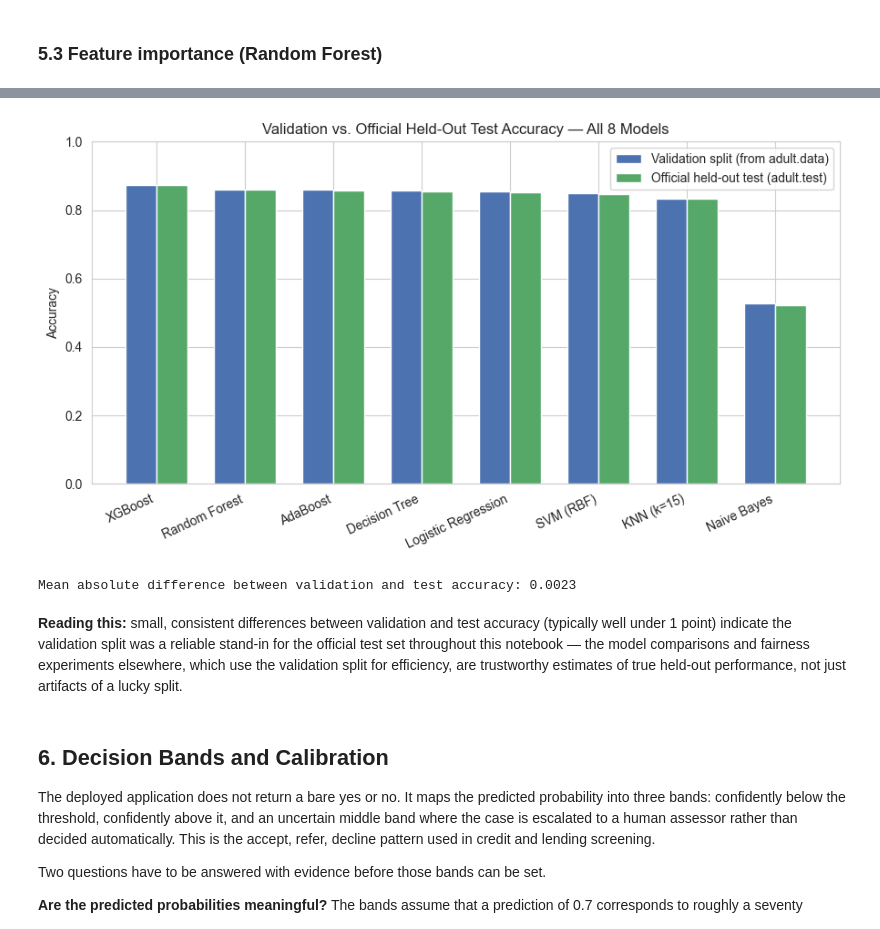
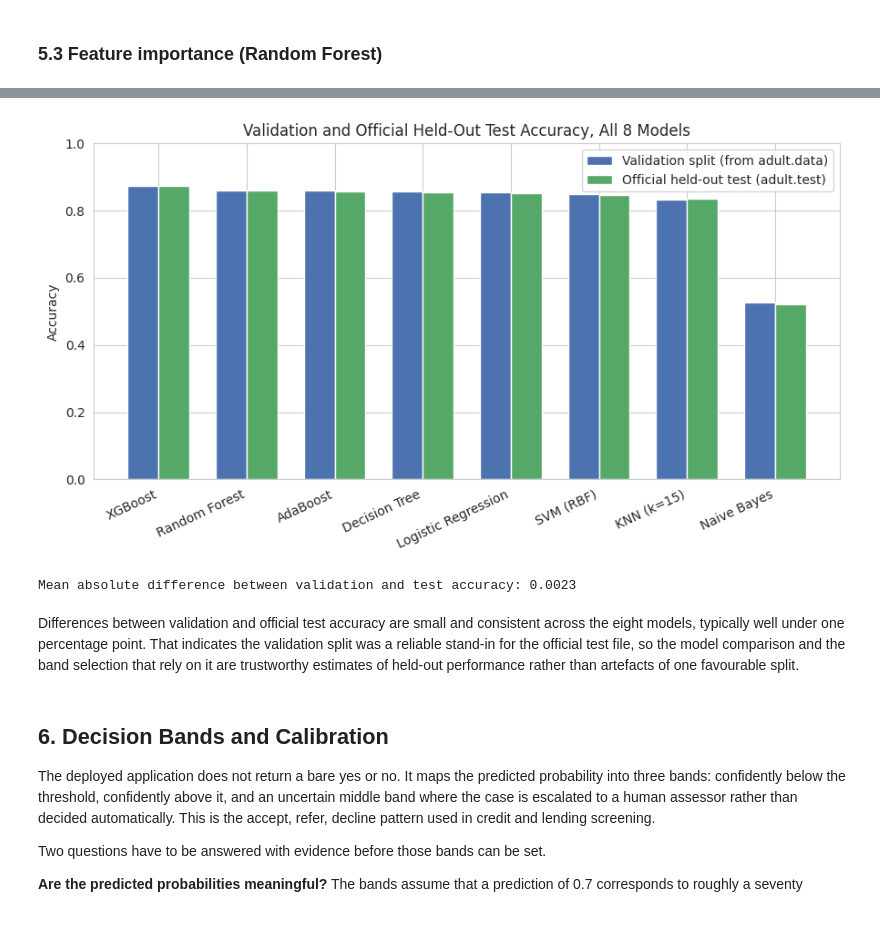
Before and after one commit to aguga04/COM727-Chatbot-Assessment, a Jupyter notebook: notebooks/01_analysis_and_modeling.ipynb, the cells around one changed output, grey strips where cells are left out. Drawn from its saved outputs; the diff is of its cells as text; code cells hidden in the pictures.

Commit message:
Update notebook and README to reflect feedback raised by our tutor

```diff
--- a/notebooks/01_analysis_and_modeling.ipynb
+++ b/notebooks/01_analysis_and_modeling.ipynb
@@ -271,0 +306,6 @@ Name: proportion, dtype: float64
+# %%
+train_raw, val_raw = train_test_split(
+    train, test_size=0.2, random_state=RANDOM_STATE, stratify=train['income']
+)
+
+print(f"Training rows: {train_raw.shape[0]}  Validation rows: {val_raw.shape[0]}")
@@ -451,0 +542,25 @@ Logistic Regression  0.855059   0.737805 0.617347 0.672222 0.910102
+# %%
+train_rows = []
+for name, model in models.items():
+    y_train_pred = model.predict(X_train_scaled)
+    y_train_proba = model.predict_proba(X_train_scaled)[:, 1]
+    train_rows.append({
+        'Model': name,
+        'Accuracy_train': accuracy_score(y_train, y_train_pred),
+        'F1_train': f1_score(y_train, y_train_pred),
+        'ROC_AUC_train': roc_auc_score(y_train, y_train_proba),
+    })
+
+train_df = pd.DataFrame(train_rows)
+
+train_vs_val = train_df.merge(
+    results_df[['Model', 'Accuracy', 'F1', 'ROC_AUC']].rename(
+        columns={'Accuracy': 'Accuracy_val', 'F1': 'F1_val', 'ROC_AUC': 'ROC_AUC_val'}),
+    on='Model')
+train_vs_val['Train_minus_Val'] = (train_vs_val['Accuracy_train']
+                                   - train_vs_val['Accuracy_val'])
+train_vs_val = train_vs_val.sort_values('Accuracy_val', ascending=False)
+
+print(train_vs_val[['Model', 'Accuracy_train', 'Accuracy_val', 'F1_train', 'F1_val',
+                    'Train_minus_Val']].to_string(
+                    index=False, float_format=lambda v: f"{v:.4f}"))
@@ -560,26 +744,30 @@ Logistic Regression      0.855059 0.672222     0.910102       0.852589 0.656160
 # %%
 fig, ax = plt.subplots(figsize=(9, 5))
 x_pos = np.arange(len(val_vs_test))
 width = 0.35
 ax.bar(x_pos - width/2, val_vs_test['Accuracy_val'], width, label='Validation split (from adult.data)', color='#4C72B0')
 ax.bar(x_pos + width/2, val_vs_test['Accuracy_test'], width, label='Official held-out test (adult.test)', color='#55A868')
 ax.set_xticks(x_pos)
 ax.set_xticklabels(val_vs_test['Model'], rotation=25, ha='right')
 ax.set_ylabel('Accuracy')
-ax.set_title('Validation vs. Official Held-Out Test Accuracy — All 8 Models')
+ax.set_title('Validation and Official Held-Out Test Accuracy, All 8 Models')
 ax.set_ylim(0, 1)
 ax.legend()
 plt.tight_layout()
 save_figure('val_vs_test_accuracy')
 plt.show()
 
 print(f"\nMean absolute difference between validation and test accuracy: "
       f"{(val_vs_test['Accuracy_val'] - val_vs_test['Accuracy_test']).abs().mean():.4f}")
 # %% [output]
-[figure, old version]
+[figure, new version]
 Mean absolute difference between validation and test accuracy: 0.0023
 # %% [markdown]
-**Reading this:** small, consistent differences between validation and test accuracy (typically well under 1 point) indicate the validation split was a reliable stand-in for the official test set throughout this notebook — the model comparisons and fairness experiments elsewhere, which use the validation split for efficiency, are trustworthy estimates of true held-out performance, not just artifacts of a lucky split.
+Differences between validation and official test accuracy are small and consistent across the eight
+models, typically well under one percentage point. That indicates the validation split was a
+reliable stand-in for the official test file, so the model comparison and the band selection that
+rely on it are trustworthy estimates of held-out performance rather than artefacts of one favourable
+split.
 # %% [markdown]
 ## 6. Decision Bands and Calibration
 
```
Also changed, not shown: parts of 41 cells of this notebook, 1 other file.
